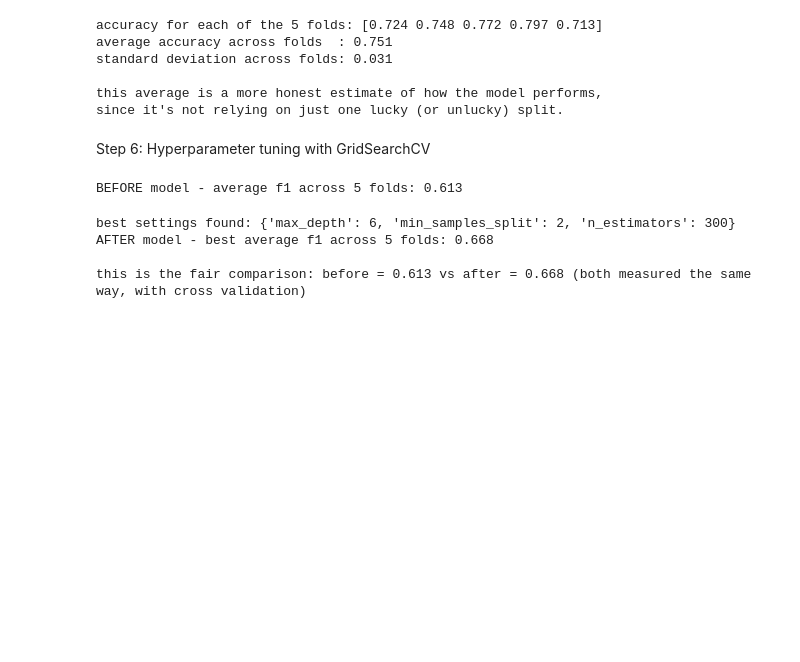
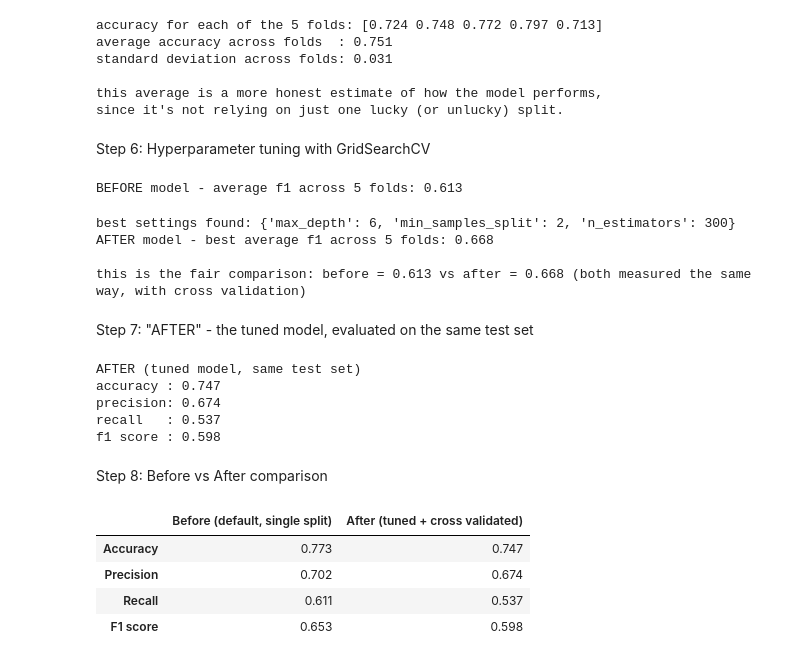
Before and after one commit to santoshkhadka615-syp/AI-ML-Internship, a Jupyter notebook: week 7 model evaluation and feature engineering/Model evaluation and tuining.ipynb, the cells around one changed output. Drawn from its saved outputs; the diff is of its cells as text; code cells hidden in the pictures; blank space fills up the shorter version.

```diff
--- a/week 7 model evaluation and feature engineering/Model evaluation and tuining.ipynb
+++ b/week 7 model evaluation and feature engineering/Model evaluation and tuining.ipynb
@@ -188,3 +188,40 @@ best settings found: {'max_depth': 6, 'min_samples_split': 2, 'n_estimators': 30
 AFTER model - best average f1 across 5 folds: 0.668
 
 this is the fair comparison: before = 0.613 vs after = 0.668 (both measured the same way, with cross validation)
+# %% [markdown]
+Step 7: "AFTER" - the tuned model, evaluated on the same test set
+# %%
+after_model = grid_search.best_estimator_
+after_pred = after_model.predict(X_test_scaled)
+
+after_acc = accuracy_score(y_test, after_pred)
+after_prec = precision_score(y_test, after_pred)
+after_rec = recall_score(y_test, after_pred)
+after_f1 = f1_score(y_test, after_pred)
+
+print("AFTER (tuned model, same test set)")
+print("accuracy :", round(after_acc, 3))
+print("precision:", round(after_prec, 3))
+print("recall   :", round(after_rec, 3))
+print("f1 score :", round(after_f1, 3))
+# %% [output]
+AFTER (tuned model, same test set)
+accuracy : 0.747
+precision: 0.674
+recall   : 0.537
+f1 score : 0.598
+# %% [markdown]
+Step 8: Before vs After comparison
+# %%
+comparison = pd.DataFrame({
+    "Before (default, single split)": [before_acc, before_prec, before_rec, before_f1],
+    "After (tuned + cross validated)": [after_acc, after_prec, after_rec, after_f1],
+}, index=["Accuracy", "Precision", "Recall", "F1 score"])
+
+comparison.round(3)
+# %% [output]
+|  | Before (default, single split) | After (tuned + cross validated) |
+| Accuracy | 0.773 | 0.747 |
+| Precision | 0.702 | 0.674 |
+| Recall | 0.611 | 0.537 |
+| F1 score | 0.653 | 0.598 |
```
Also changed, not shown: parts of 3 cells of this notebook.
